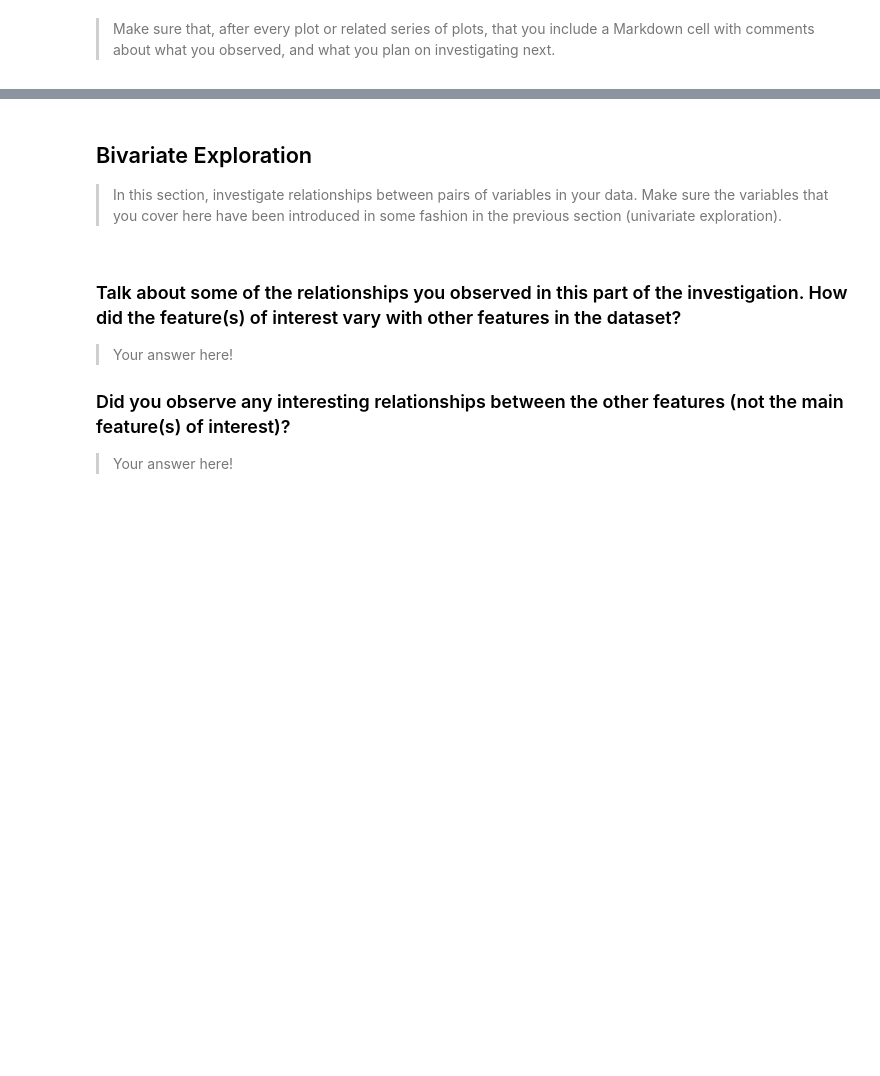
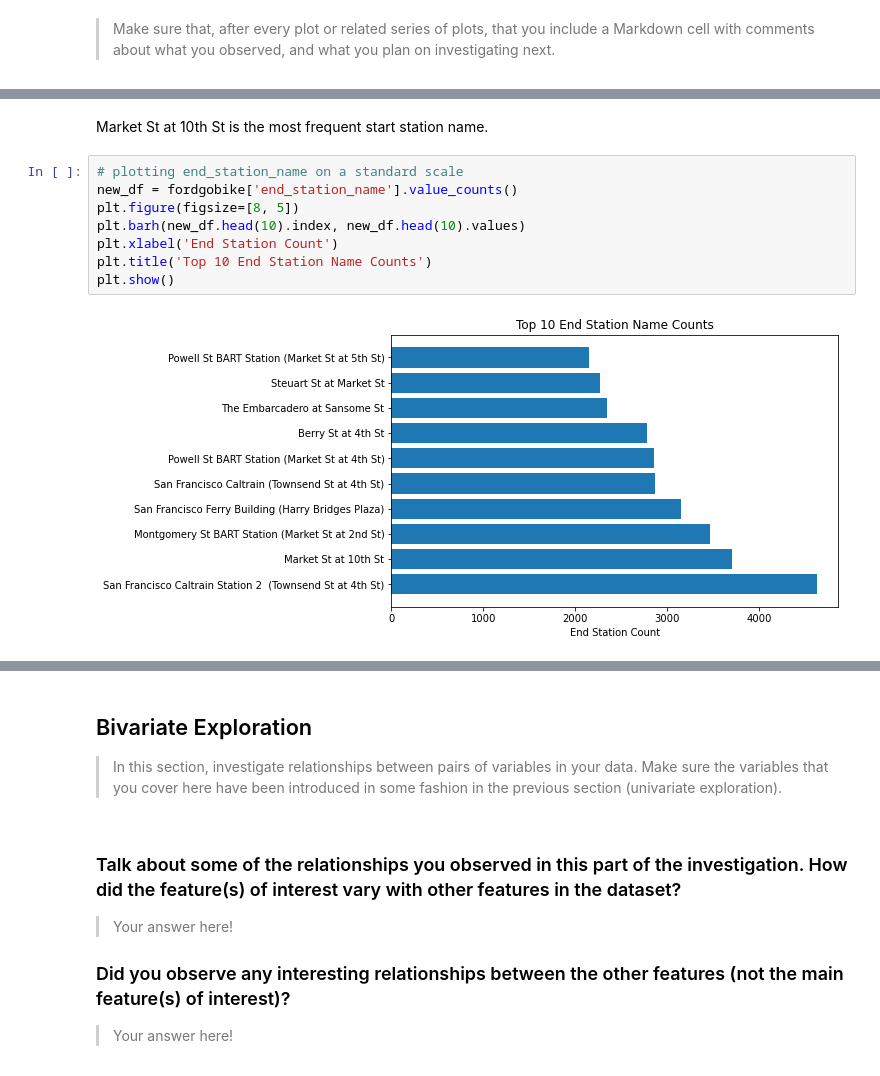
Before and after one commit to AshrafSamir/201902-Fordgobike-Trip-Data-Exploration, a Jupyter notebook: exploration_template.ipynb, the cells around one changed output, grey strips where cells are left out. Cells and saved outputs as stored; diff of their text form; blank space fills up the shorter version.

```diff
--- a/exploration_template.ipynb
+++ b/exploration_template.ipynb
@@ -233,0 +314,12 @@ you plan on investigating next.
+# %% [markdown]
+Market St at 10th St is the most frequent start station name.
+# %%
+# plotting end_station_name on a standard scale
+new_df = fordgobike['end_station_name'].value_counts()
+plt.figure(figsize=[8, 5])
+plt.barh(new_df.head(10).index, new_df.head(10).values)
+plt.xlabel('End Station Count')
+plt.title('Top 10 End Station Name Counts')
+plt.show()
+# %% [output]
+[figure, added]
```
Also changed, not shown: parts of 19 cells of this notebook.
